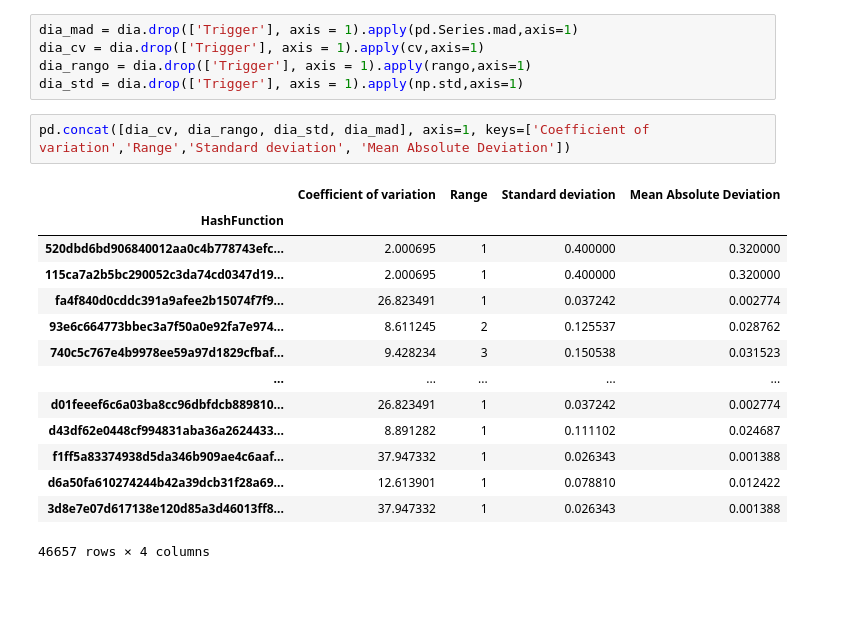
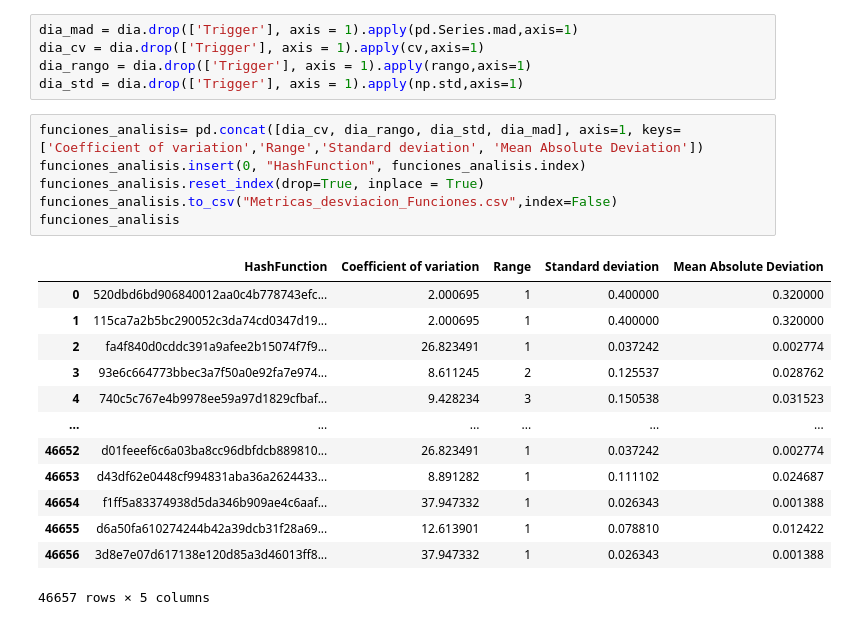
Before and after one commit to robinsonf214/Analisis_CVR, a Jupyter notebook: Preguntas.ipynb, the cells around one changed output. Saved outputs shown, nothing was run; the diff lists cells and outputs as text; blank space fills up the shorter version.

Commit message:
csv de metricas para cada funcion

```diff
--- a/Preguntas.ipynb
+++ b/Preguntas.ipynb
@@ -388,19 +388,22 @@ dia_cv = dia.drop(['Trigger'], axis = 1).apply(cv,axis=1)
 dia_rango = dia.drop(['Trigger'], axis = 1).apply(rango,axis=1)
 dia_std = dia.drop(['Trigger'], axis = 1).apply(np.std,axis=1)
 # %%
-pd.concat([dia_cv, dia_rango, dia_std, dia_mad], axis=1, keys=['Coefficient of variation','Range','Standard deviation', 'Mean Absolute Deviation'])
+funciones_analisis= pd.concat([dia_cv, dia_rango, dia_std, dia_mad], axis=1, keys=['Coefficient of variation','Range','Standard deviation', 'Mean Absolute Deviation'])
+funciones_analisis.insert(0, "HashFunction", funciones_analisis.index)
+funciones_analisis.reset_index(drop=True, inplace = True)
+funciones_analisis.to_csv("Metricas_desviacion_Funciones.csv",index=False)
+funciones_analisis
 # %% [output]
-|  | Coefficient of variation | Range | Standard deviation | Mean Absolute Deviation |
-| HashFunction |  |  |  |  |
-| 520dbd6bd906840012aa0c4b778743efc... | 2.000695 | 1 | 0.400000 | 0.320000 |
-| 115ca7a2b5bc290052c3da74cd0347d19... | 2.000695 | 1 | 0.400000 | 0.320000 |
-| fa4f840d0cddc391a9afee2b15074f7f9... | 26.823491 | 1 | 0.037242 | 0.002774 |
-| 93e6c664773bbec3a7f50a0e92fa7e974... | 8.611245 | 2 | 0.125537 | 0.028762 |
-| 740c5c767e4b9978ee59a97d1829cfbaf... | 9.428234 | 3 | 0.150538 | 0.031523 |
-| ... | ... | ... | ... | ... |
-| d01feeef6c6a03ba8cc96dbfdcb889810... | 26.823491 | 1 | 0.037242 | 0.002774 |
-| d43df62e0448cf994831aba36a2624433... | 8.891282 | 1 | 0.111102 | 0.024687 |
-| f1ff5a83374938d5da346b909ae4c6aaf... | 37.947332 | 1 | 0.026343 | 0.001388 |
-| d6a50fa610274244b42a39dcb31f28a69... | 12.613901 | 1 | 0.078810 | 0.012422 |
-| 3d8e7e07d617138e120d85a3d46013ff8... | 37.947332 | 1 | 0.026343 | 0.001388 |
+|  | HashFunction | Coefficient of variation | Range | Standard deviation | Mean Absolute Deviation |
+| 0 | 520dbd6bd906840012aa0c4b778743efc... | 2.000695 | 1 | 0.400000 | 0.320000 |
+| 1 | 115ca7a2b5bc290052c3da74cd0347d19... | 2.000695 | 1 | 0.400000 | 0.320000 |
+| 2 | fa4f840d0cddc391a9afee2b15074f7f9... | 26.823491 | 1 | 0.037242 | 0.002774 |
+| 3 | 93e6c664773bbec3a7f50a0e92fa7e974... | 8.611245 | 2 | 0.125537 | 0.028762 |
+| 4 | 740c5c767e4b9978ee59a97d1829cfbaf... | 9.428234 | 3 | 0.150538 | 0.031523 |
+| ... | ... | ... | ... | ... | ... |
+| 46652 | d01feeef6c6a03ba8cc96dbfdcb889810... | 26.823491 | 1 | 0.037242 | 0.002774 |
+| 46653 | d43df62e0448cf994831aba36a2624433... | 8.891282 | 1 | 0.111102 | 0.024687 |
+| 46654 | f1ff5a83374938d5da346b909ae4c6aaf... | 37.947332 | 1 | 0.026343 | 0.001388 |
+| 46655 | d6a50fa610274244b42a39dcb31f28a69... | 12.613901 | 1 | 0.078810 | 0.012422 |
+| 46656 | 3d8e7e07d617138e120d85a3d46013ff8... | 37.947332 | 1 | 0.026343 | 0.001388 |
-46657 rows × 4 columns
+46657 rows × 5 columns
```
Also changed, not shown: 1 other file.
